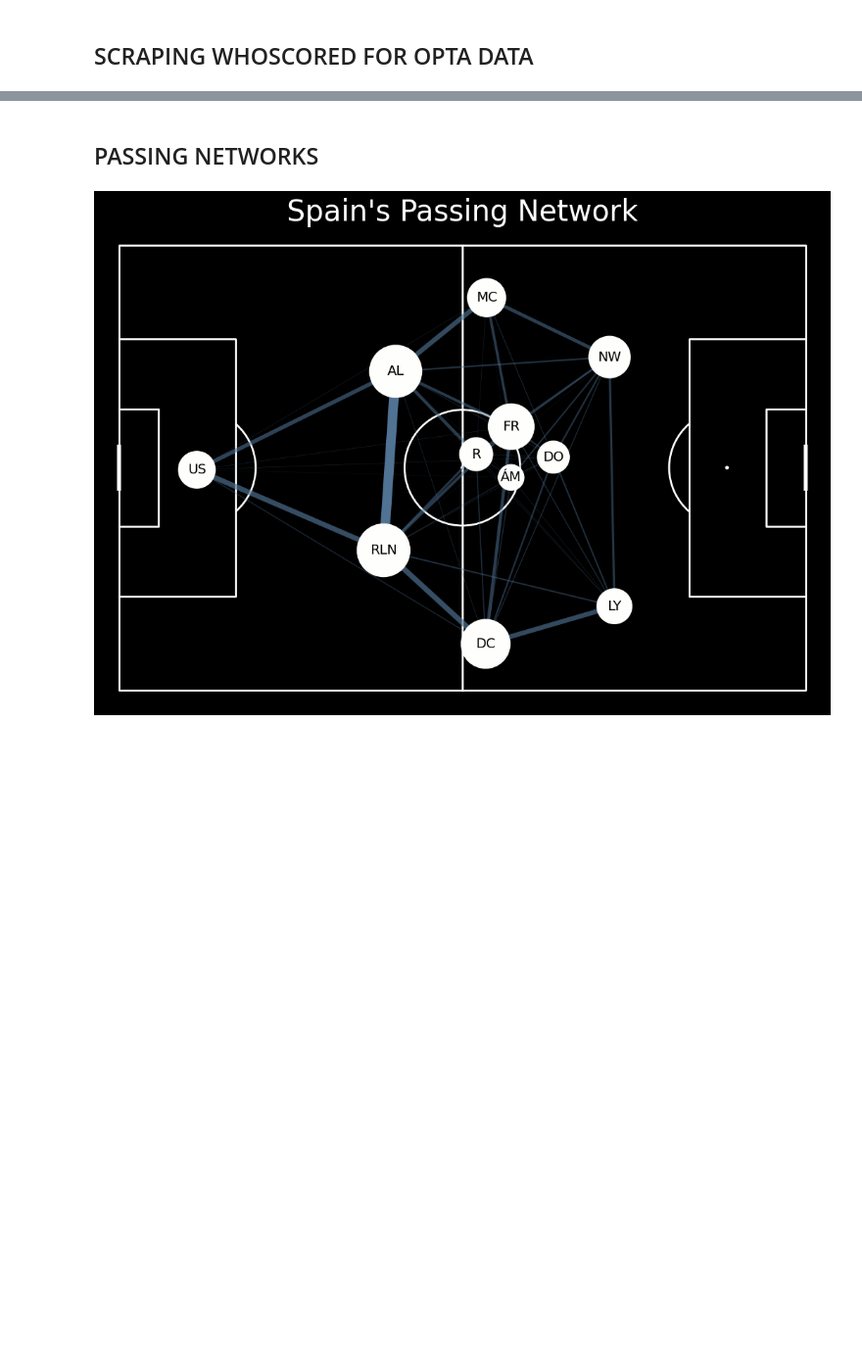
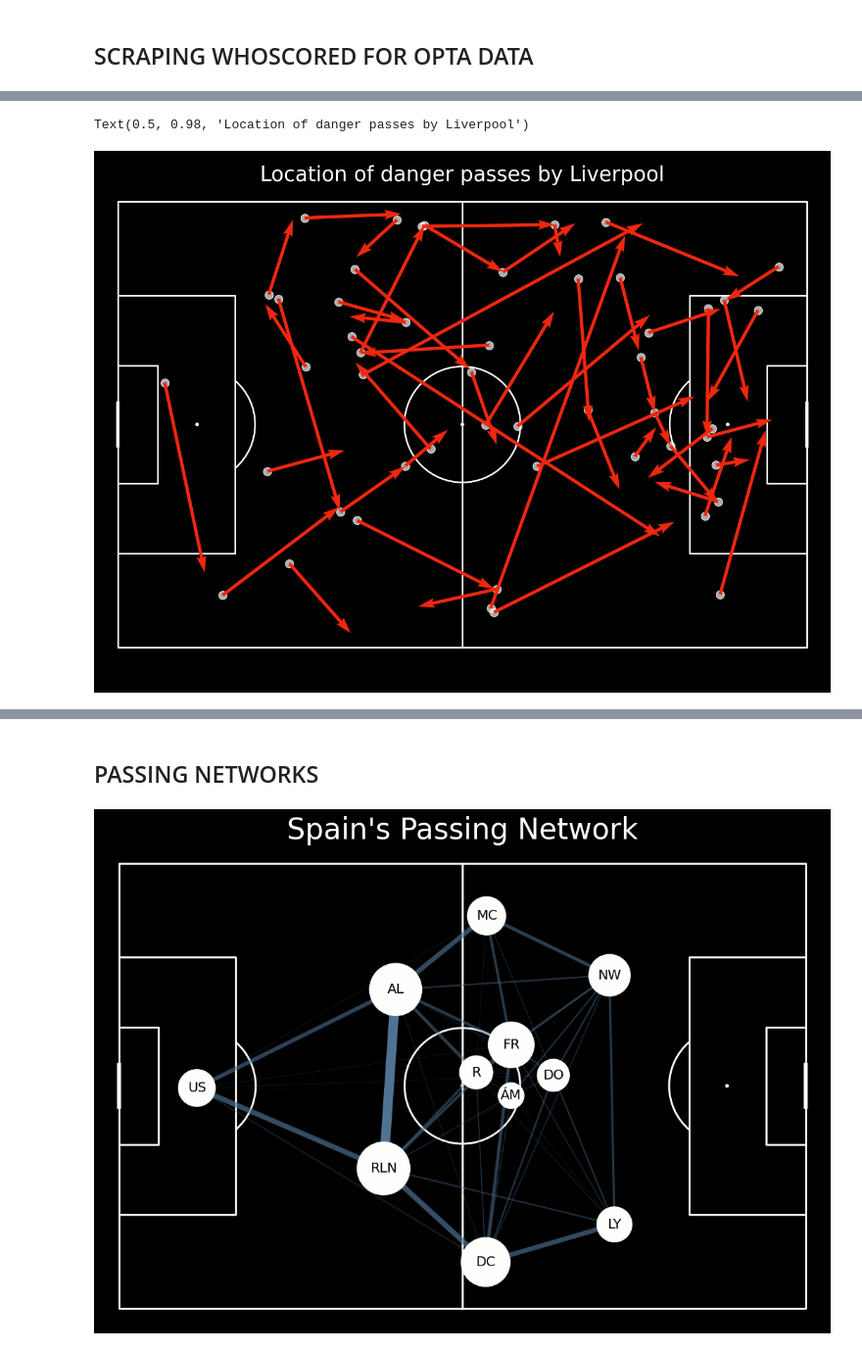
Before and after one commit to ishdeep-10/IndianCitizen, a Jupyter notebook: DataViz/MatchReportV2.ipynb, the cells around one changed output, grey strips where cells are left out. Shown at 98% size. Cells and saved outputs as stored; diff of their text form; code cells hidden in the pictures; blank space fills up the shorter version.

```diff
--- a/DataViz/MatchReportV2.ipynb
+++ b/DataViz/MatchReportV2.ipynb
@@ -531,3 +526,6 @@ def pass_network_visualization(ax, passes_between_df_whoscored, average_locs_and
                        ha='center', size=14, ax=ax)
 
     return pitch
+# %%
+ws = sd.WhoScored(leagues="ENG-Premier League", seasons="2024/2025")
+#print(ws.__doc__)
@@ -533,0 +534,2 @@ def pass_network_visualization(ax, passes_between_df_whoscored, average_locs_and
+# %%
+df_whoscored = ws.read_events(match_id=1821050)
@@ -533,0 +549,52 @@ def pass_network_visualization(ax, passes_between_df_whoscored, average_locs_and
+# %%
+# Assuming the column containing the string values is named 'half'
+df_whoscored['period'] = df_whoscored['period'].replace({'FirstHalf': 1, 'SecondHalf': 2})
+
+danger_passes = pd.DataFrame()
+team = team2
+for period in [1, 2]:
+    #keep only accurate passes by KDB that were not set pieces in this period
+    mask_pass = (df_whoscored.team == team) & (df_whoscored.type == "Pass") & (df_whoscored.outcome_type == 'Successful') & (df_whoscored.period == period)
+    #keep only necessary columns
+    passes = df_whoscored.loc[mask_pass, ["x", "y", "end_x", "end_y", "minute", "second"]]
+    #keep only Shots by Man City in this period
+    mask_shot = (df_whoscored.team == team) & (df_whoscored.type.isin(["Goal", "MissedShots", "SavedShot"])) & (df_whoscored.period == period)
+    #keep only necessary columns
+    shots = df_whoscored.loc[mask_shot, ["minute", "second"]]
+    #convert time to seconds
+    shot_times = shots['minute']*60+shots['second']
+    shot_window = 15
+    #find starts of the window
+    shot_start = shot_times - shot_window
+    #condition to avoid negative shot starts
+    shot_start = shot_start.apply(lambda i: i if i>0 else (period-1)*45)
+    #convert to seconds
+    pass_times = passes['minute']*60+passes['second']
+    #check if pass is in any of the windows for this half
+    pass_to_shot = pass_times.apply(lambda x: True in ((shot_start < x) & (x < shot_times)).unique())
+
+    #keep only danger passes
+    danger_passes_period = passes.loc[pass_to_shot]
+    #concatenate dataframe with a previous one to keep danger passes from the whole tournament
+    danger_passes = pd.concat([danger_passes, danger_passes_period], ignore_index = True)
+
+
+#plot pitch
+pitch = Pitch(pitch_type='opta',pitch_color='black', line_color='white',
+              pad_top=4)  # optional stripes
+fig, ax = pitch.grid(grid_height=0.9, title_height=0.05, axis=False,
+                     endnote_height=0.04, title_space=0, endnote_space=0)
+
+
+fig.set_facecolor('black')
+#scatter the location on the pitch
+pitch.scatter(danger_passes.x, danger_passes.y, s=100, color='#F6F5F5', edgecolors='white', linewidth=1, alpha=0.7, ax=ax["pitch"])
+#uncomment it to plot arrows
+pitch.arrows(danger_passes.x, danger_passes.y, danger_passes.end_x, danger_passes.end_y, color = team2_facecolor, ax=ax['pitch'])
+#add title
+fig.suptitle('Location of danger passes by ' + team, fontsize = 25,color='white')
+#plt.show()
+#plt.savefig('C:/Users/acer/Desktop/IndianCityzen/Projects/MatchReports/CityAway/11-05-2024/DangerPasses.png',dpi=500,bbox_inches = 'tight',facecolor=background)
+# %% [output]
+Text(0.5, 0.98, 'Location of danger passes by Liverpool')
+[figure, added]
```
Also changed, not shown: parts of 21 cells of this notebook, 10 other files.
